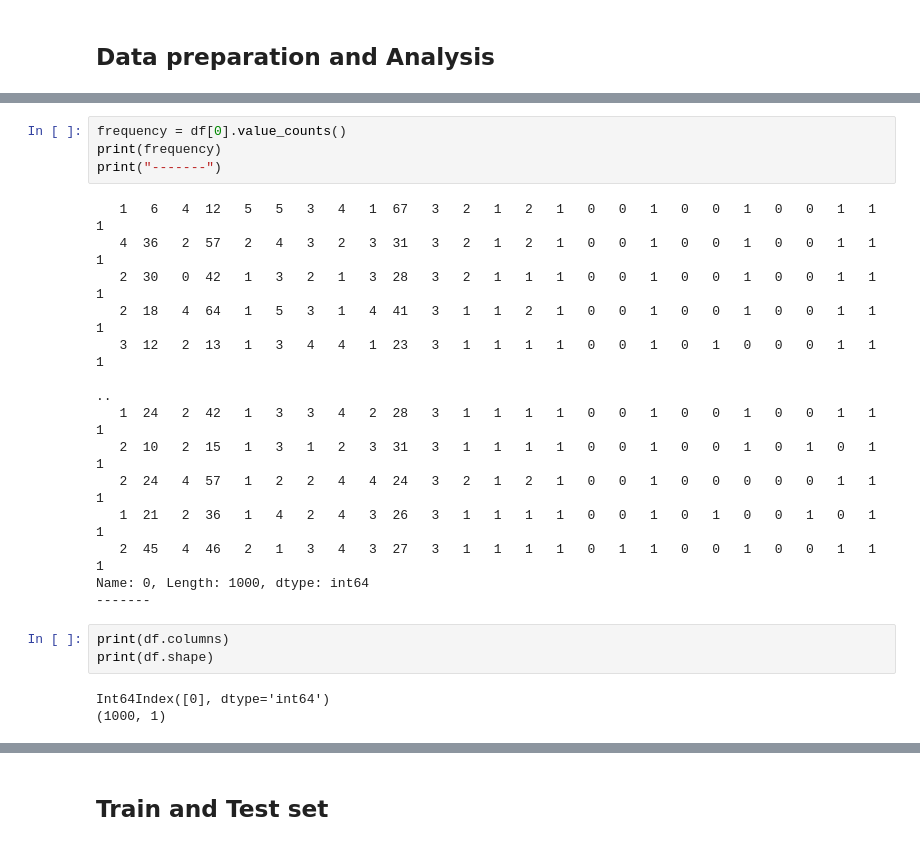
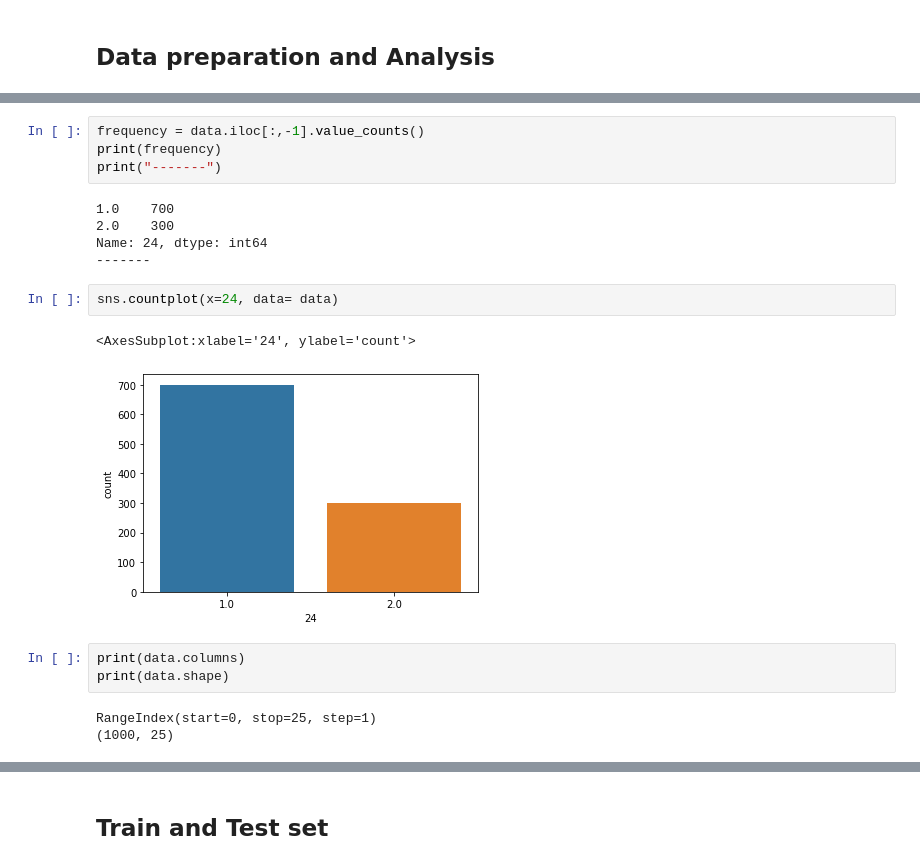
Before and after one commit to Amir-h055/Machine-Learning, a Jupyter notebook: project/Classification/German_Credit_Data.ipynb, the cells around one changed output, grey strips where cells are left out. Saved outputs shown, nothing was run; the diff lists cells and outputs as text.

```diff
--- a/project/Classification/German_Credit_Data.ipynb
+++ b/project/Classification/German_Credit_Data.ipynb
@@ -43,25 +72,21 @@ print(np.count_nonzero(Datset==np.nan))
 # %%
-frequency = df[0].value_counts()
+frequency = data.iloc[:,-1].value_counts()
 print(frequency)
 print("-------")
 # %% [output]
-   1   6   4  12   5   5   3   4   1  67   3   2   1   2   1   0   0   1   0   0   1   0   0   1   1     1
-   4  36   2  57   2   4   3   2   3  31   3   2   1   2   1   0   0   1   0   0   1   0   0   1   1     1
-   2  30   0  42   1   3   2   1   3  28   3   2   1   1   1   0   0   1   0   0   1   0   0   1   1     1
-   2  18   4  64   1   5   3   1   4  41   3   1   1   2   1   0   0   1   0   0   1   0   0   1   1     1
-   3  12   2  13   1   3   4   4   1  23   3   1   1   1   1   0   0   1   0   1   0   0   0   1   1     1
-                                                                                                        ..
-   1  24   2  42   1   3   3   4   2  28   3   1   1   1   1   0   0   1   0   0   1   0   0   1   1     1
-   2  10   2  15   1   3   1   2   3  31   3   1   1   1   1   0   0   1   0   0   1   0   1   0   1     1
-   2  24   4  57   1   2   2   4   4  24   3   2   1   2   1   0   0   1   0   0   0   0   0   1   1     1
-   1  21   2  36   1   4   2   4   3  26   3   1   1   1   1   0   0   1   0   1   0   0   1   0   1     1
-   2  45   4  46   2   1   3   4   3  27   3   1   1   1   1   0   1   1   0   0   1   0   0   1   1     1
-Name: 0, Length: 1000, dtype: int64
+1.0    700
+2.0    300
+Name: 24, dtype: int64
 -------
+# %%
+sns.countplot(x=24, data= data)
+# %% [output]
+<AxesSubplot:xlabel='24', ylabel='count'>
+[figure, added]
 # %%
-print(df.columns)
-print(df.shape)
+print(data.columns)
+print(data.shape)
 # %% [output]
-Int64Index([0], dtype='int64')
-(1000, 1)
+RangeIndex(start=0, stop=25, step=1)
+(1000, 25)
 # %%
```
Also changed, not shown: parts of 53 cells of this notebook.
